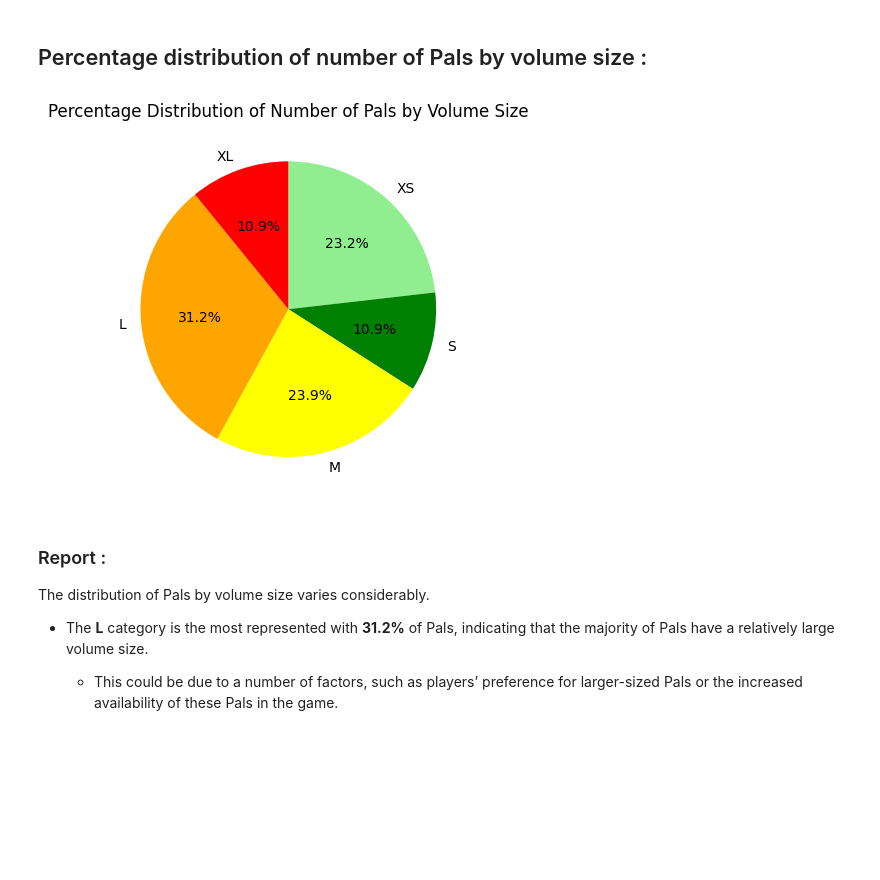
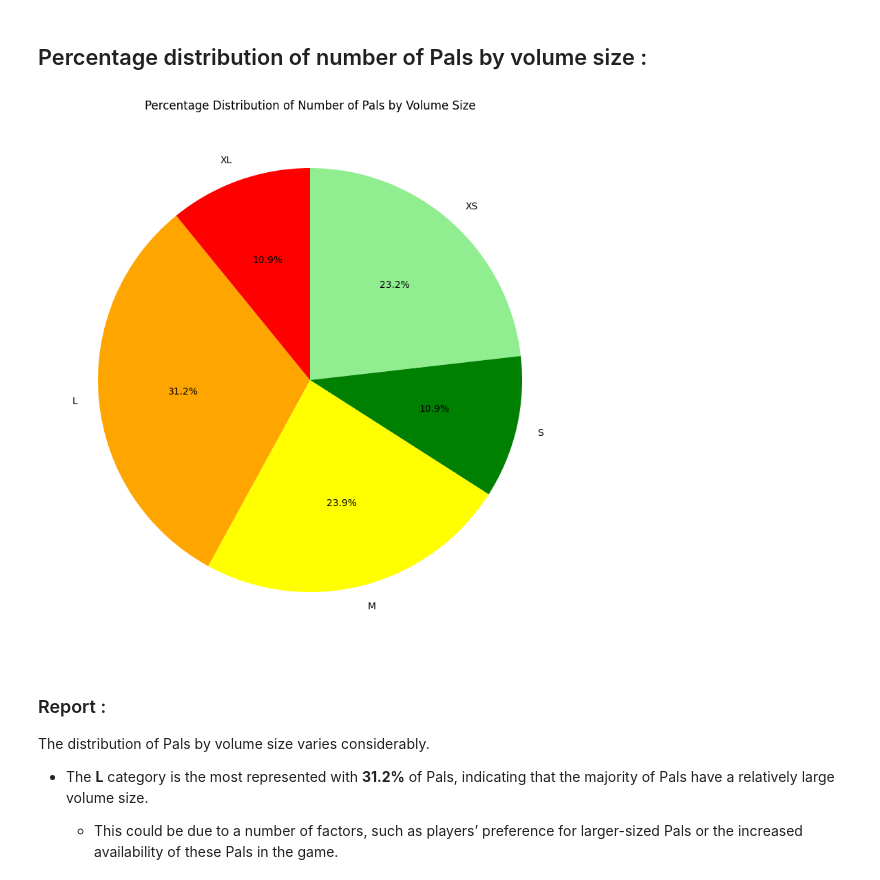
Before and after one commit to christian-aucane/pals-analysis, a Jupyter notebook: analysis.ipynb, the cells around one changed output. Saved outputs shown, nothing was run; the diff lists cells and outputs as text; code cells hidden in the pictures; blank space fills up the shorter version.

```diff
--- a/analysis.ipynb
+++ b/analysis.ipynb
@@ -18,7 +18,7 @@ def import_data():
     cursor = palworld_database.cursor()
 
     # Importing the dataset
-    cursor.execute("SELECT volume_size, genus_category, rarity FROM pals")
+    cursor.execute("SELECT volume_size, genus_category, rarity, element_1, element_2 FROM pals")
     volume_dataset = cursor.fetchall()
 
     # Closing the connection
@@ -35,34 +35,37 @@ def import_data():
 def volume_size_distribution_pie():
     # Importing the dataset
     volume_dataset = import_data()
 
     # Extracting volume_size from the dataset
     volume_size = [row[0] for row in volume_dataset]  # row[0] because we only have one column
 
     # Creating a dictionary to count the frequency of each volume size
     volume_size_freq = {}
     for size in volume_size:
         if size in volume_size_freq:
             volume_size_freq[size] += 1
         else:
             volume_size_freq[size] = 1
 
     # Defining color gradient
     colors = {'XS': 'lightgreen', 'S': 'green', 'M': 'yellow', 'L': 'orange', 'XL': 'red'}
 
     # Ordering the sizes in the desired order
     sizes_order = ['XS', 'S', 'M', 'L', 'XL']
     volume_size_freq = {size: volume_size_freq.get(size, 0) for size in sizes_order}  # Use get() to avoid KeyError
 
+    # Creating a larger figure
+    plt.figure(figsize=(10, 10))
+
     # Plotting the pie chart
     plt.pie(volume_size_freq.values(), labels=volume_size_freq.keys(), autopct='%1.1f%%', startangle=90, colors=[colors[size] for size in volume_size_freq.keys()], counterclock=False)
     plt.title('Percentage Distribution of Number of Pals by Volume Size')
     plt.show()
 
 # Calling the functions
 volume_size_distribution_pie()
 # %% [output]
-[figure, old version]
+[figure, new version]
 # %% [markdown]
 ### Report :
 The distribution of Pals by volume size varies considerably.
```
Also changed, not shown: parts of 10 cells of this notebook.
